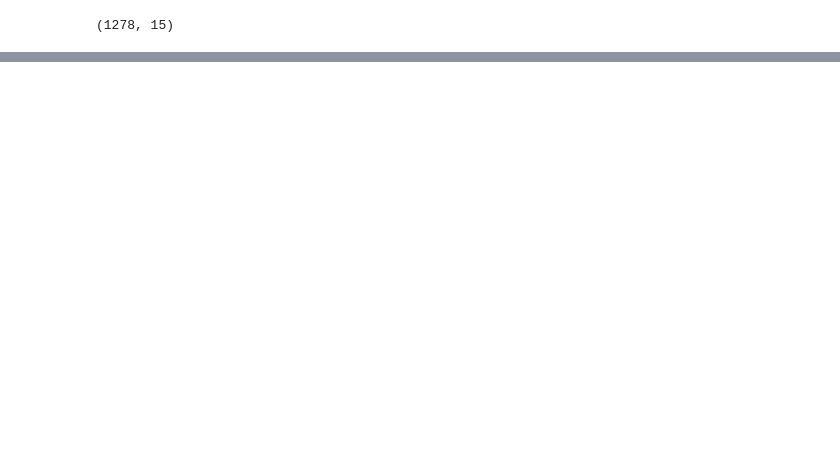
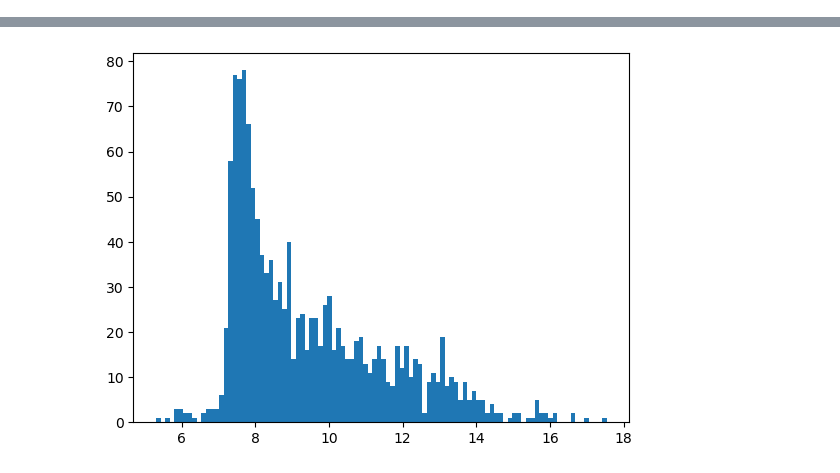
Before and after one commit to EdwinChingate/featDet, a Jupyter notebook: featDet.ipynb, the cells around one changed output, grey strips where cells are left out. Drawn from its saved outputs; the diff is of its cells as text; code cells hidden in the pictures; blank space fills up the shorter version.

```diff
--- a/featDet.ipynb
+++ b/featDet.ipynb
@@ -35,6 +26,5 @@ RawSpectra=RawSpectra[RawSpectra[:, 0].argsort(),:]
-# %%
-SpectrumPeaks=PeaksFindDif(RawSpectra,min_mz=200,max_mz=300)
-np.shape(SpectrumPeaks)
-# %% [output]
-(1278, 15)
+# %%
+SpectraList=SpectralList(DataSet,MS1IDVec,RTslice=10)
+# %%
+SpectraPeaks=featDet(SpectraList,ZeroInt=1e2,min_mz=200,max_mz=300)
 # %%
@@ -66,0 +34,5 @@ for idv in np.arange(1,100,4):
+# %%
+plt.hist(np.log(SpectraPeaks[:,11]),bins=100)
+plt.show()
+# %% [output]
+[figure, added]
```
Also changed, not shown: parts of 6 cells of this notebook, 9 other files.
